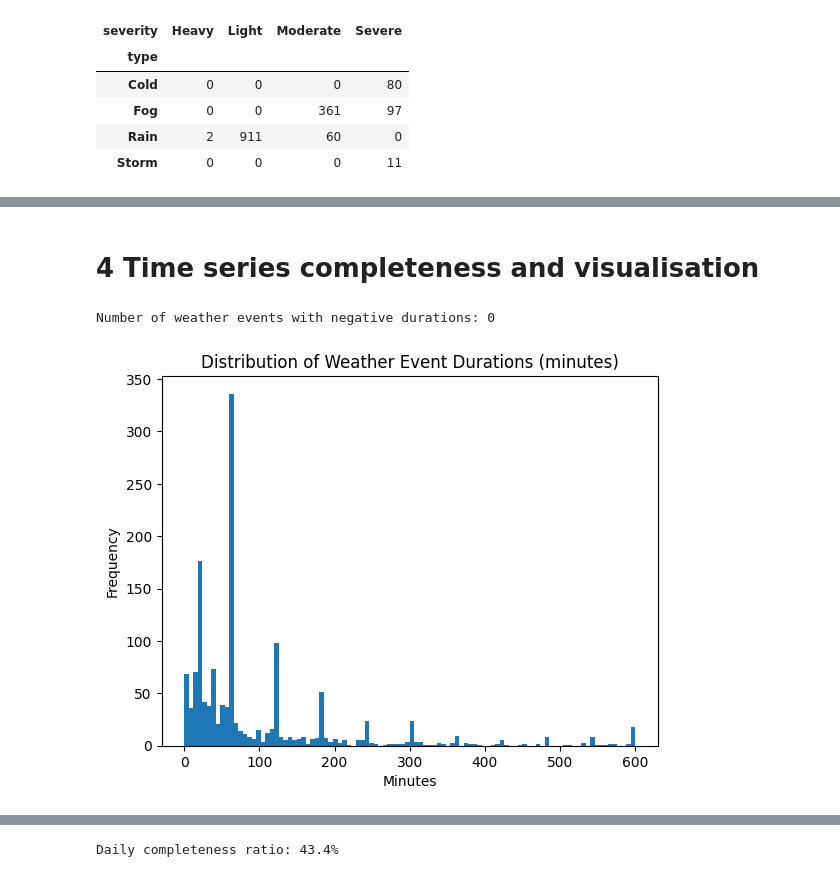
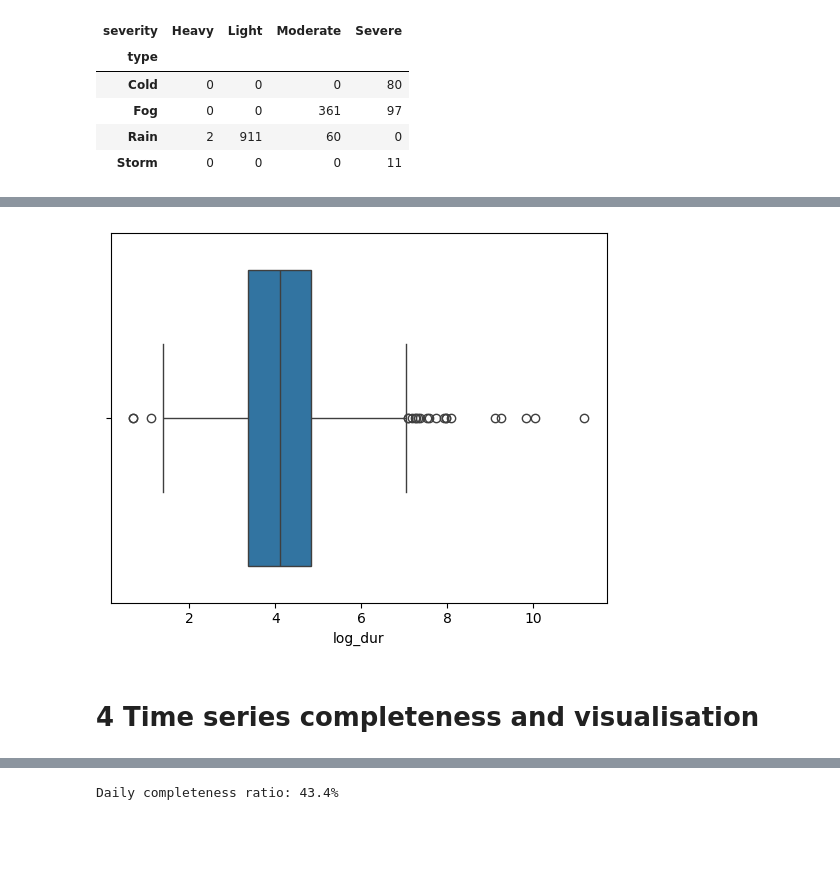
Before and after one commit to CammN/ev_load_fc, a Jupyter notebook: notebooks/02_weather_EDA.ipynb, the cells around one changed output, grey strips where cells are left out. Saved outputs shown, nothing was run; the diff lists cells and outputs as text; code cells hidden in the pictures; blank space fills up the shorter version.

```diff
--- a/notebooks/02_weather_EDA.ipynb
+++ b/notebooks/02_weather_EDA.ipynb
@@ -203,3 +314,8 @@ pd.crosstab(weather_data['type'], weather_data['severity'])
+# %%
+sns.boxplot(x=weather_data['log_dur'])
+plt.show()
+# %% [output]
+[figure, added]
 # %% [markdown]
 # 4 Time series completeness and visualisation
 # %%
@@ -214,13 +326,0 @@ weather_data['duration'] = (weather_data['endtime'] - weather_data['starttime'])
-# %%
-negative_w_duration = weather_data[weather_data['duration']<0]['duration'].count()
-print(f"Number of weather events with negative durations: {negative_w_duration}")
-# %% [output]
-Number of weather events with negative durations: 0
-# %%
-plt.hist(weather_data['duration'],bins=100, range=(0,600))
-plt.title('Distribution of Weather Event Durations (minutes)')
-plt.xlabel('Minutes')
-plt.ylabel('Frequency')
-plt.show()
-# %% [output]
-[figure, removed]
```
Also changed, not shown: parts of 25 cells of this notebook, 12 other files.
